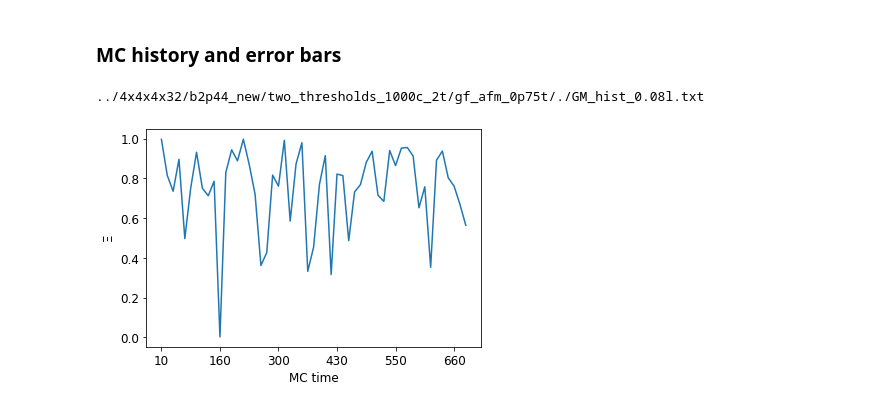
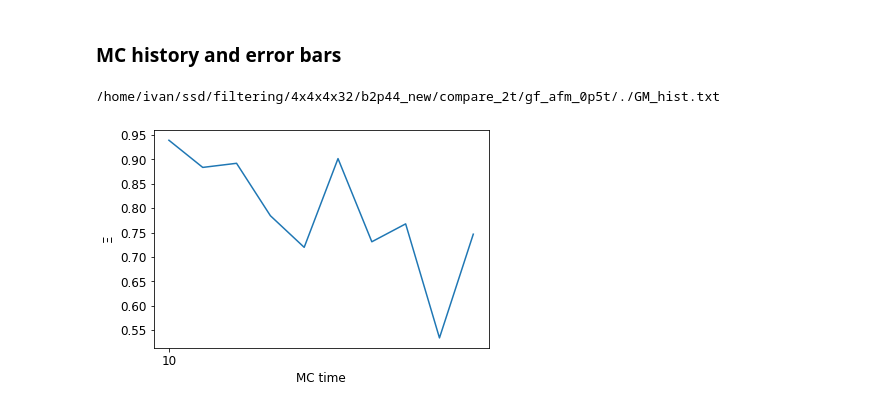
Before and after one commit to Ivan-Soler/AFM, a Jupyter notebook: main.ipynb, the cells around one changed output. Saved outputs shown, nothing was run; the diff lists cells and outputs as text; code cells hidden in the pictures.

Commit message:
Improve folder dependencies, added in and out folder

```diff
--- a/main.ipynb
+++ b/main.ipynb
@@ -88,7 +136,9 @@ for observable in ("GM", "RPO"):
 # %%
 importlib.reload(Compare)
 importlib.reload(analyzer)
-folder="../4x4x4x32/b2p44_new/gf/"
+folder_in="/home/ivan/ssd/filtering/4x4x4x32/b2p44_new/gf/"
+folder_out="/home/ivan/ssd/filtering/4x4x4x32/b2p44_new/gf/"
+#folder="../4x4x4x32/b2p44_new/gf/"
 conf_start=10
 conf_end=1000
 conf_step=10
@@ -97,7 +147,7 @@ t_start=0
 t_end=2
 t_step=0.25
 RPO_trehsold=0.175
-GM_GF=Compare.GF_vs_GF(folder, configurations, t_start, t_end, t_step,RPO_trehsold)
+GM_GF=Compare.GF_vs_GF(folder_in, folder_out, configurations, t_start, t_end, t_step,RPO_trehsold,tao_compare)
 # %% [output]
 99
 99
@@ -128,6 +178,10 @@ folder="../4x4x4x32/b2p44_new/two_thresholds_1000c_2t/"
 maximum=np.zeros((5))
 t=0
 for measure in ("gf_afm_2p0t/", "gf_afm_1p125t/", "gf_afm_0p75t/","gf_afm_0p5t/", "gf_afm_0p25t/"):
+    data=np.loadtxt(folder+measure+observable+".txt")
+    f=open(folder_out+"lambda_opt.txt",'r')
+    lambda_opt=float(f.read())
+    f.close()
     maximum[t]=find_max(folder,measure,observable)
     t+=1
 t=[2,1.125,0.75,0.5,0.25]
@@ -232,22 +281,21 @@ for conf in conf_read:
 ### MC history and error bars
 # %%
 # Read dictionary pkl file
-folder="../4x4x4x32/b2p44_new/two_thresholds_1000c_2t/"
+#folder="../4x4x4x32/b2p44_new/two_thresholds_1000c_2t/"
 #for measure in ("gf_afm_4p0t/", "gf_afm_3p0t/", "gf_afm_2p0t/", "gf_afm_1p125t/", "gf_afm_0p75t/", "gf_afm_0p5t/", "gf_afm_0p25t/"):
-measure="gf_afm_0p75t/"
-with open(folder+measure+"./GM_hist_"+str(0.08)+"l.txt", 'rb') as f:
-    print(folder+measure+"./GM_hist_"+str(0.08)+"l.txt")
+with open(folder_out+"./GM_hist.txt", 'rb') as f:
+    print(folder_out+"./GM_hist.txt")
     GM = pickle.load(f)
 x=[]
 GM_mc=[]
 for key in GM:
     GM_mc.append(GM[key])
     x.append(key)
 plt.plot(x,GM_mc)
 plt.ylabel(r'$\Xi$')
 plt.xlabel('MC time')
 plt.xticks(np.arange(0, len(GM_mc),  step=10))
-plt.savefig(folder+measure+"GM_history.png")
+plt.savefig(folder_out+"GM_history.png")
 # %% [output]
-../4x4x4x32/b2p44_new/two_thresholds_1000c_2t/gf_afm_0p75t/./GM_hist_0.08l.txt
+/home/ivan/ssd/filtering/4x4x4x32/b2p44_new/compare_2t/gf_afm_0p5t/./GM_hist.txt
-[figure, old version]
+[figure, new version]
```
Also changed, not shown: parts of 6 cells of this notebook, 2 other files.
